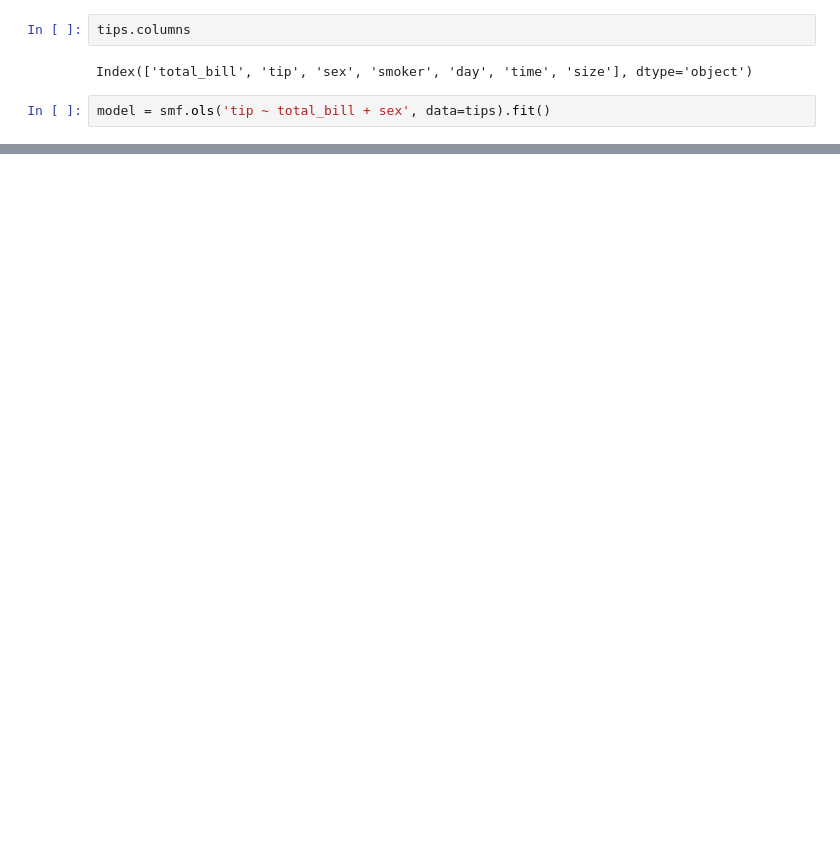
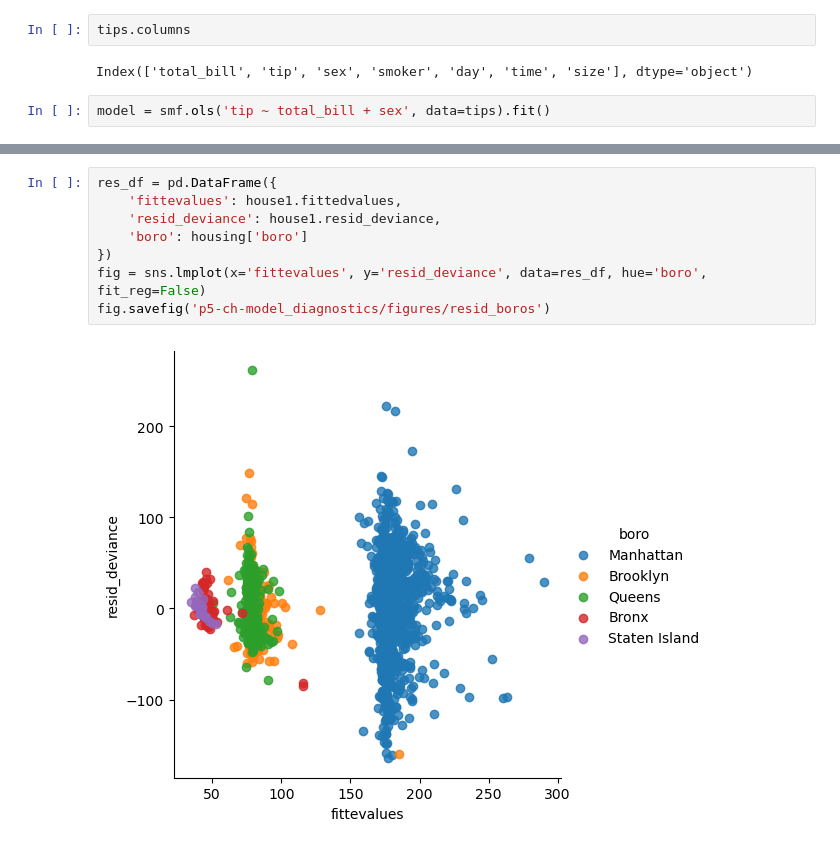
Before and after one commit to KChenDu/pandasNote, a Jupyter notebook: training/09-models.ipynb, the cells around one changed output, grey strips where cells are left out. Cells and saved outputs as stored; diff of their text form; blank space fills up the shorter version.

```diff
--- a/training/09-models.ipynb
+++ b/training/09-models.ipynb
@@ -144,0 +388,10 @@ array([[ 0.        ,  0.02660871,  0.10523236]])
+# %%
+res_df = pd.DataFrame({
+    'fittevalues': house1.fittedvalues,
+    'resid_deviance': house1.resid_deviance,
+    'boro': housing['boro']
+})
+fig = sns.lmplot(x='fittevalues', y='resid_deviance', data=res_df, hue='boro', fit_reg=False)
+fig.savefig('p5-ch-model_diagnostics/figures/resid_boros')
+# %% [output]
+[figure, added]
```
Also changed, not shown: parts of 86 cells of this notebook, 2 other files.
